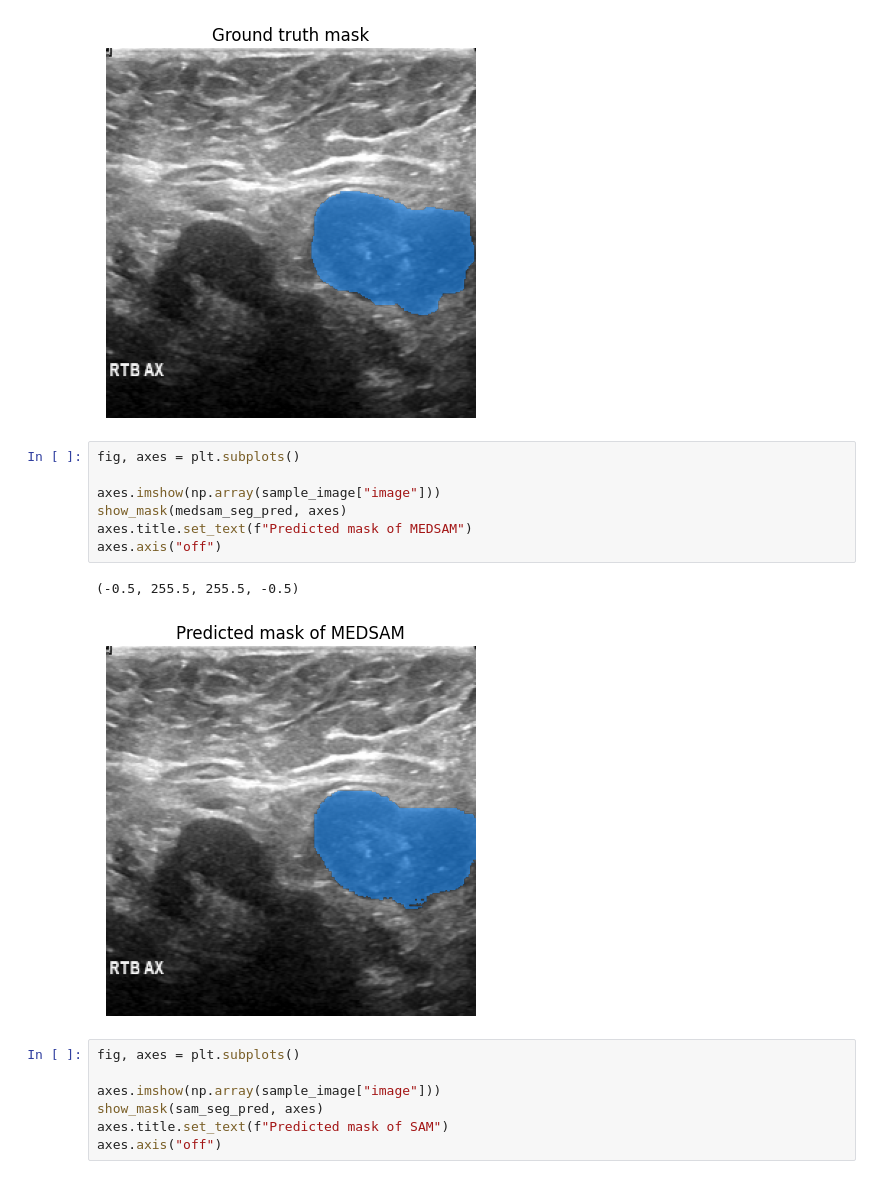
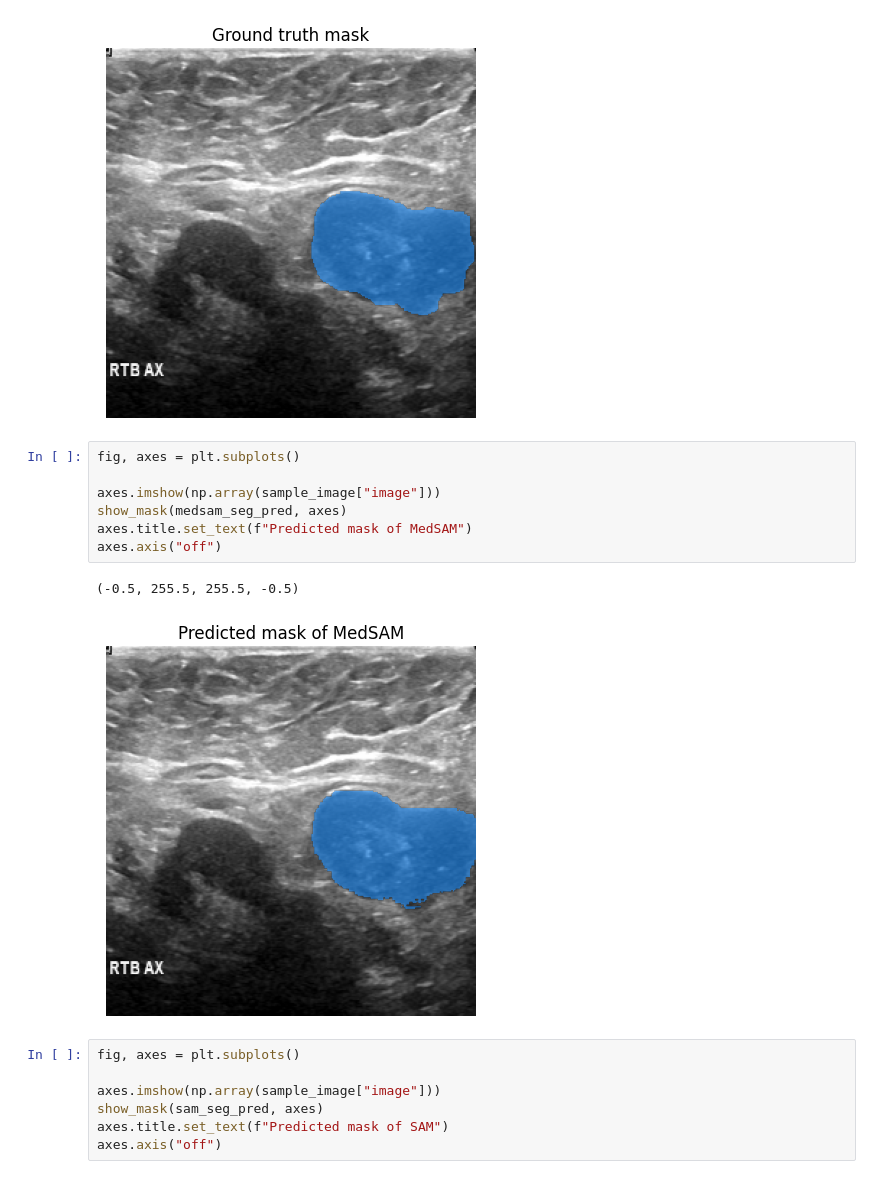
Before and after one commit to kaantopcu/2D_Breast_Cancer_Segmentation, a Jupyter notebook: Breast_Cancer_Segmentation_v1.ipynb, the cells around one changed output. Cells and saved outputs as stored; diff of their text form.

```diff
--- a/Breast_Cancer_Segmentation_v1.ipynb
+++ b/Breast_Cancer_Segmentation_v1.ipynb
@@ -158,13 +152,13 @@ axes.axis("off")
 # %%
 fig, axes = plt.subplots()
 
 axes.imshow(np.array(sample_image["image"]))
 show_mask(medsam_seg_pred, axes)
-axes.title.set_text(f"Predicted mask of MEDSAM")
+axes.title.set_text(f"Predicted mask of MedSAM")
 axes.axis("off")
 # %% [output]
 (-0.5, 255.5, 255.5, -0.5)
-[figure, old version]
+[figure, new version]
 # %%
 fig, axes = plt.subplots()
 
```
Also changed, not shown: parts of 4 cells of this notebook.
